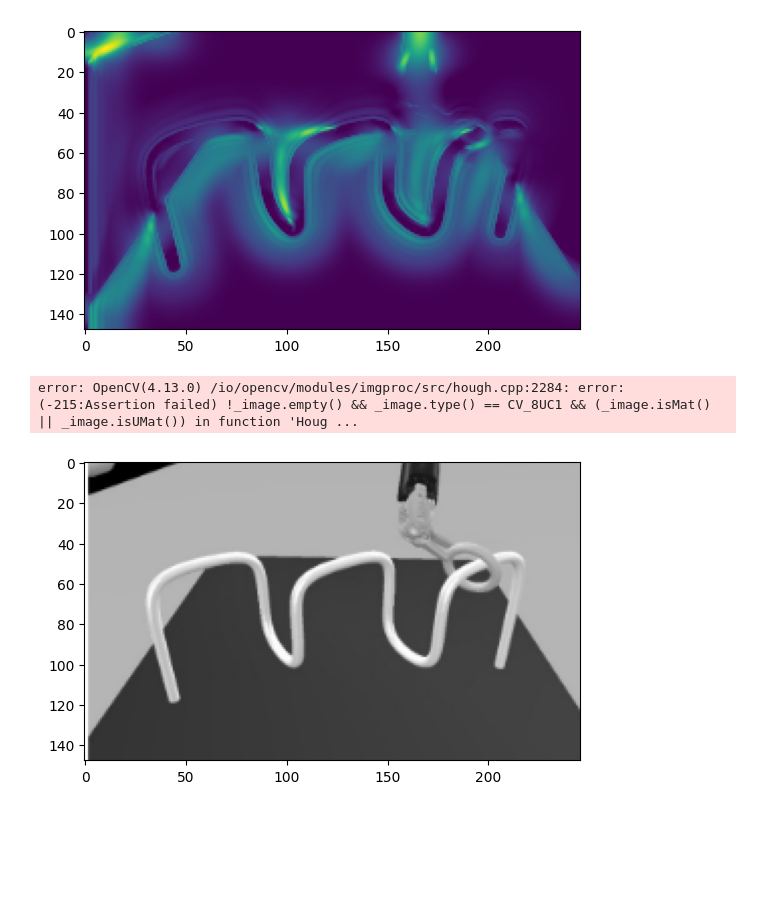
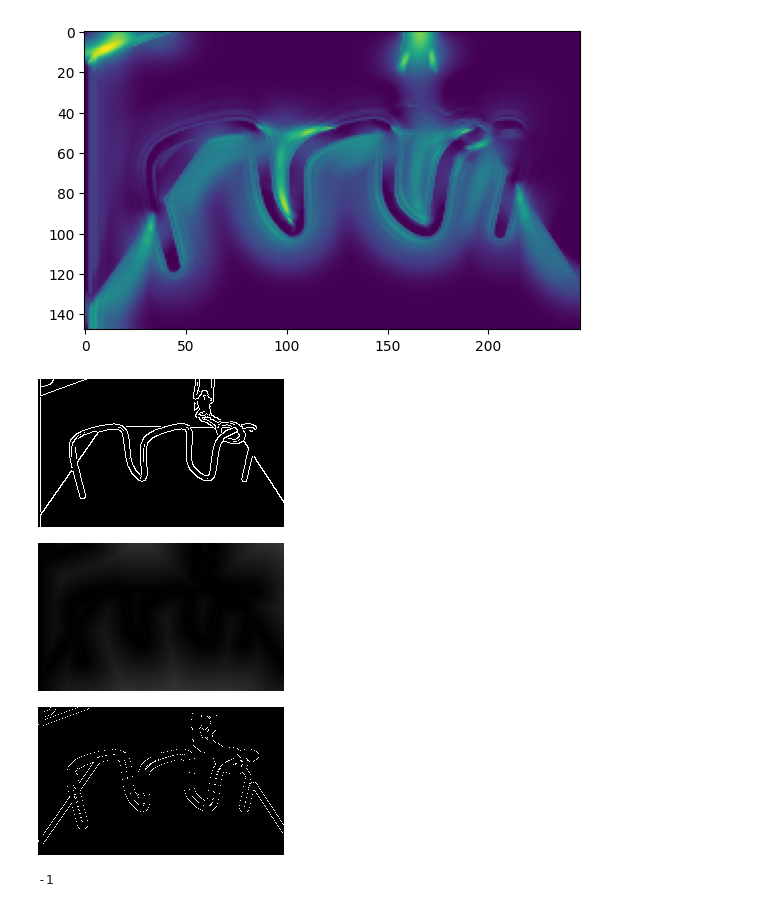
Before and after one commit to LauraSiemens/dvrk_auto_path_finder, a Jupyter notebook: ferangi.ipynb, the cells around one changed output. Saved outputs shown, nothing was run; the diff lists cells and outputs as text; code cells hidden in the pictures; blank space fills up the shorter version.

```diff
--- a/ferangi.ipynb
+++ b/ferangi.ipynb
@@ -34,22 +35,32 @@ plt.imshow(frangi_image)
 # %% [output]
 <matplotlib.image.AxesImage at 0x...>
 [figure]
-# %%
-import cv2
-import numpy as np
-
-gray = cv2.cvtColor(img, cv2.COLOR_BGR2GRAY)
-edges = cv2.Canny(gray, 50, 150)
-plt.imshow(cimg)
-circles = cv2.HoughCircles(img, cv2.HOUGH_GRADIENT, 1, 20)
-circles = np.uint16(np.around(circles))
-for i in circles[0,:]:
-    # draw the outer circle
-    cv2.circle(img,(i[0],i[1]),i[2],(0,255,0),2)
-    # draw the center of the circle
-    cv2.circle(img,(i[0],i[1]),2,(0,0,255),3)
-
-cv2.imshow('detected circles',img)
-# %% [output]
-error: OpenCV(4.13.0) /io/opencv/modules/imgproc/src/hough.cpp:2284: error: (-215:Assertion failed) !_image.empty() && _image.type() == CV_8UC1 && (_image.isMat() || _image.isUMat()) in function 'Houg ...
-[figure, removed]
+# %%
+import cv2
+import numpy as np
+from google.colab.patches import cv2_imshow
+
+img = cv2.imread(img_path)
+gray = cv2.cvtColor(img, cv2.COLOR_BGR2GRAY)
+
+# detect edges
+edges = cv2.Canny(gray, 50, 150)
+
+# invert for distance transform
+binary = (edges == 0).astype(np.uint8)
+
+# compute distance map
+dist = cv2.distanceTransform(binary, cv2.DIST_L2, 5)
+
+# keep pixels 5–10 px from nearest edge
+mask = ((dist > 2) & (dist < 2.5)).astype(np.uint8) * 255
+
+cv2_imshow(edges)
+cv2_imshow(dist)
+cv2_imshow(mask)
+cv2.waitKey(0)
+# %% [output]
+[figure, added]
+[figure, added]
+[figure, added]
+-1
```
Also changed, not shown: parts of 2 cells of this notebook.
